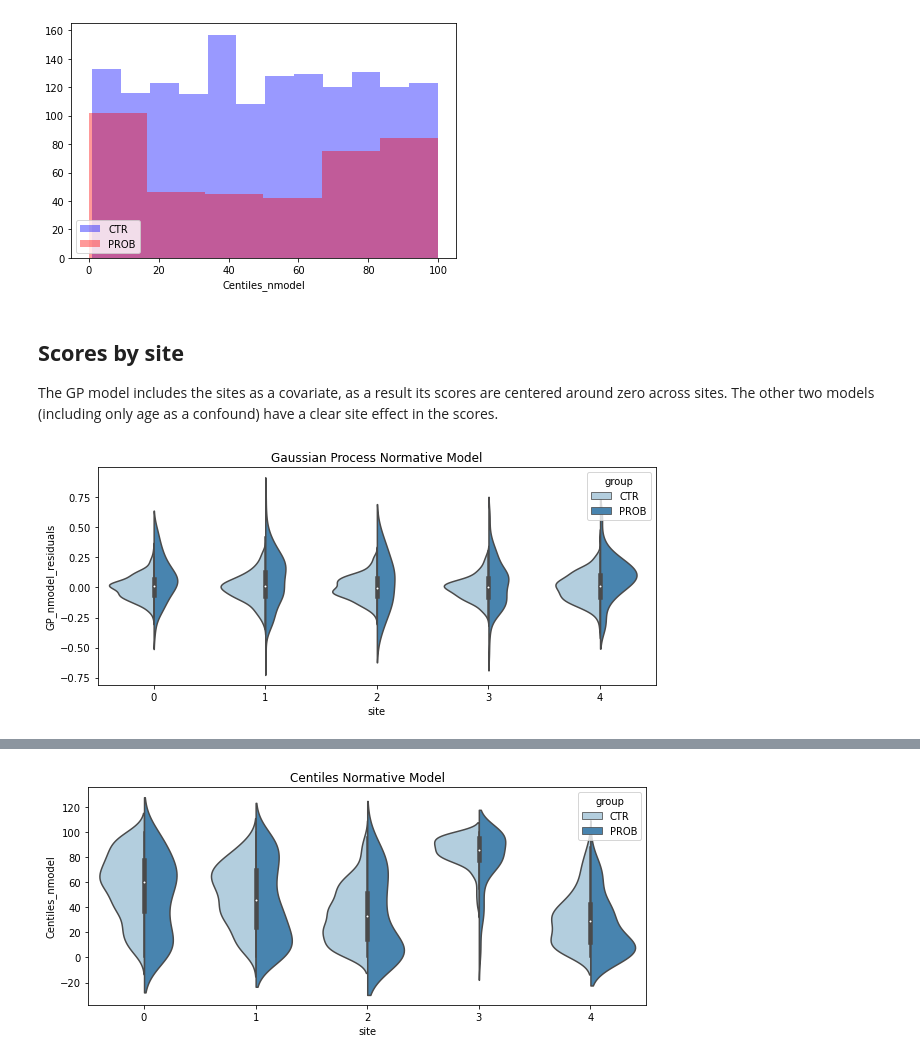
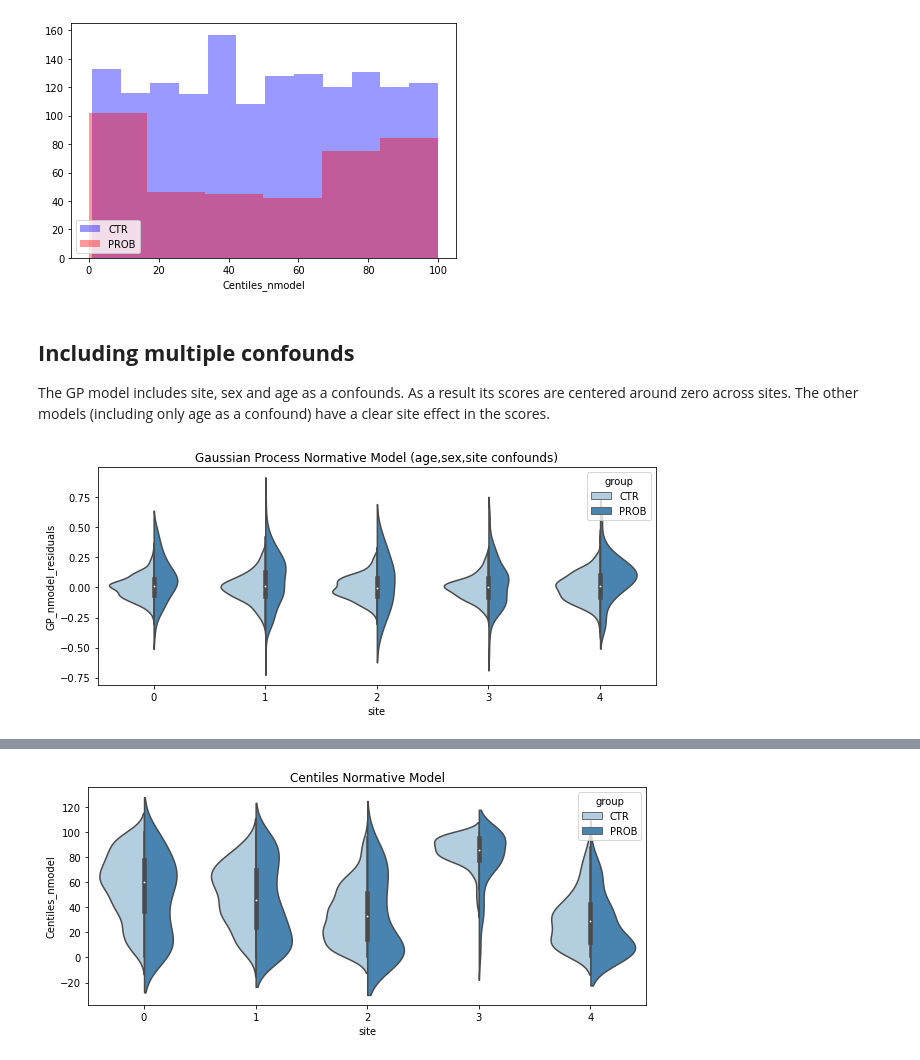
Before and after one commit to ppsp-team/PyNM, a Jupyter notebook: demo.ipynb, the cells around one changed output, grey strips where cells are left out. Saved outputs shown, nothing was run; the diff lists cells and outputs as text; code cells hidden in the pictures.

```diff
--- a/demo.ipynb
+++ b/demo.ipynb
@@ -189,12 +193,12 @@ plt.show()
 # %% [output]
 [figure]
 # %% [markdown]
-## **Scores by site**
-The GP model includes the sites as a covariate, as a result its scores are centered around zero across sites. The other two models (including only age as a confound) have a clear site effect in the scores.
+## **Including multiple confounds**
+The GP model includes site, sex and age as a confounds. As a result its scores are centered around zero across sites. The other models (including only age as a confound) have a clear site effect in the scores.
 # %%
 plt.figure(figsize=(10,4))
 sns.violinplot(x='site',y='GP_nmodel_residuals',data=data,split=True,palette='Blues',hue='group')
-plt.title('Gaussian Process Normative Model')
+plt.title('Gaussian Process Normative Model (age,sex,site confounds)')
 plt.show()
 # %% [output]
-[figure, old version]
+[figure, new version]
```
Also changed, not shown: parts of 5 cells of this notebook.
